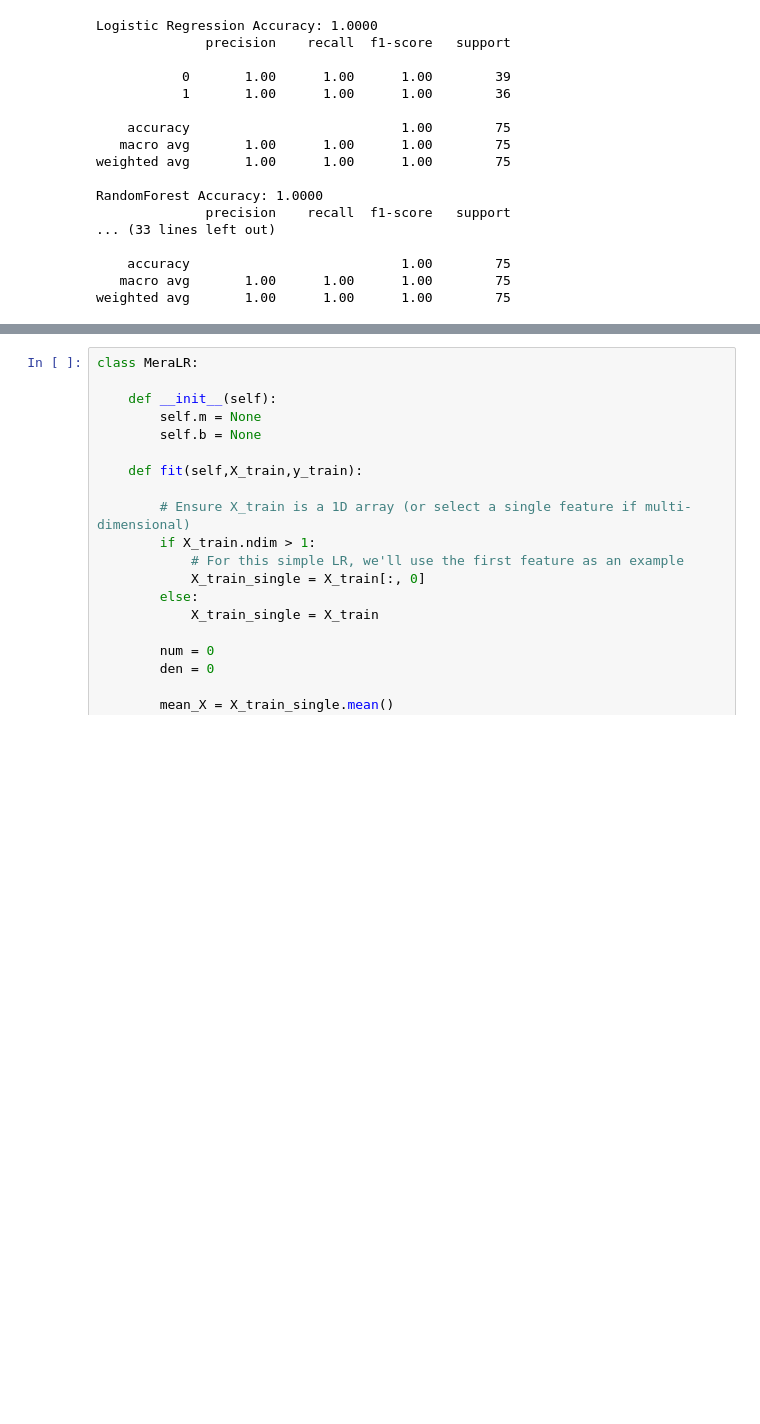
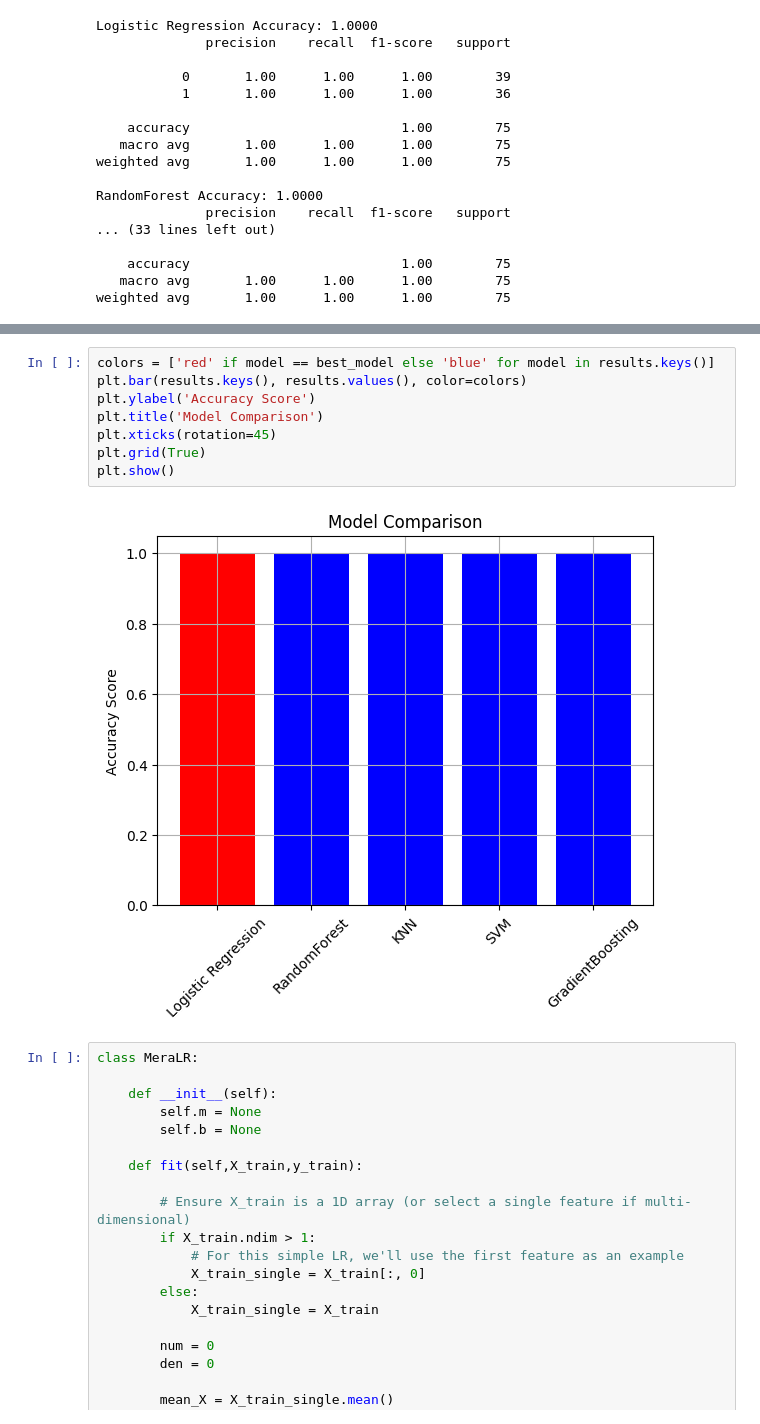
Before and after one commit to Student-NitinRaj/Internship-Projects-Hub, a Jupyter notebook: IBM_AI&ML_Internship_Project.ipynb, the cells around one changed output, grey strips where cells are left out. Saved outputs shown, nothing was run; the diff lists cells and outputs as text; blank space fills up the shorter version.

```diff
--- a/IBM_AI&ML_Internship_Project.ipynb
+++ b/IBM_AI&ML_Internship_Project.ipynb
@@ -904,3 +910,13 @@ plt.show()
+# %%
+colors = ['red' if model == best_model else 'blue' for model in results.keys()]
+plt.bar(results.keys(), results.values(), color=colors)
+plt.ylabel('Accuracy Score')
+plt.title('Model Comparison')
+plt.xticks(rotation=45)
+plt.grid(True)
+plt.show()
+# %% [output]
+[figure, added]
 # %%
 class MeraLR:
 
```
Also changed, not shown: parts of 4 cells of this notebook.
